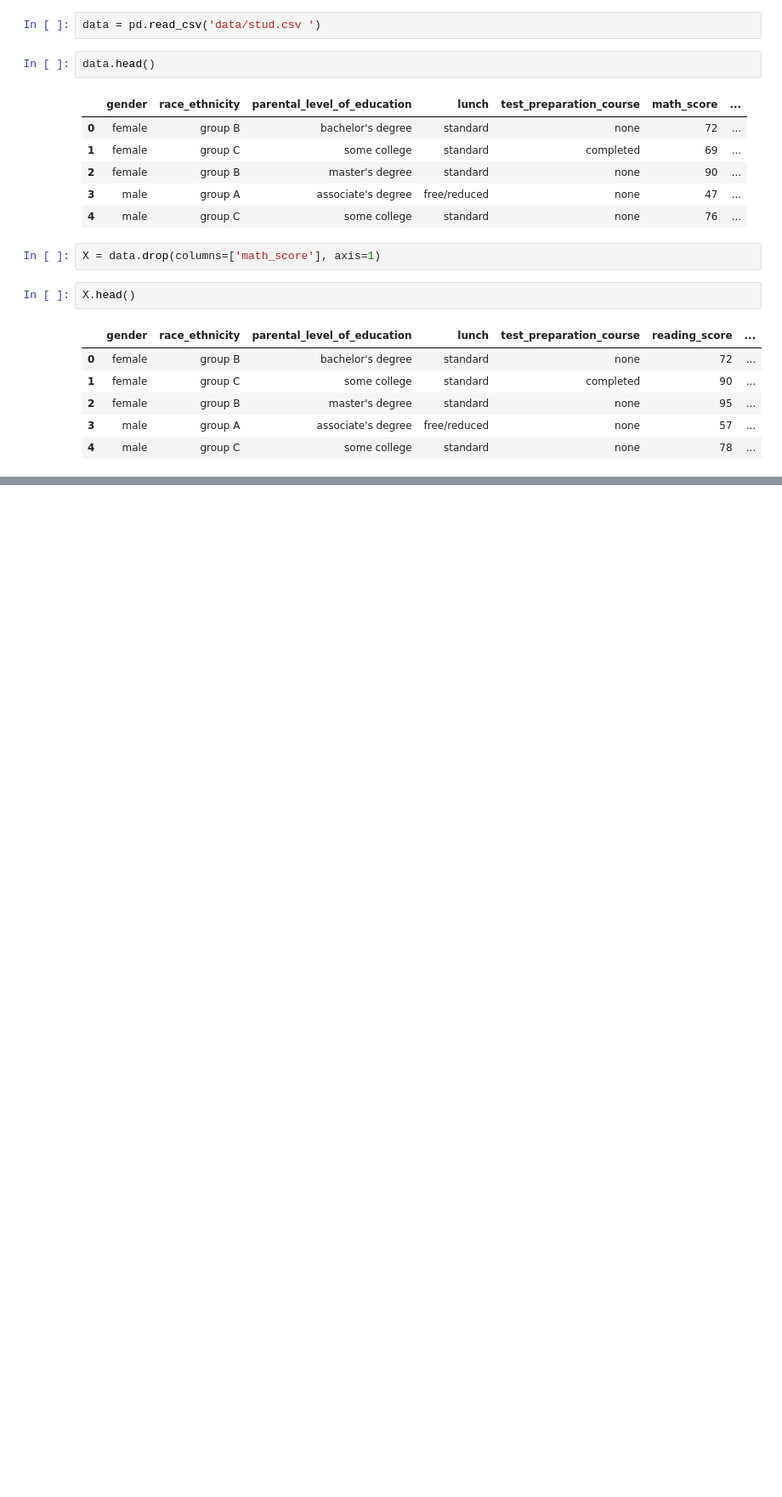
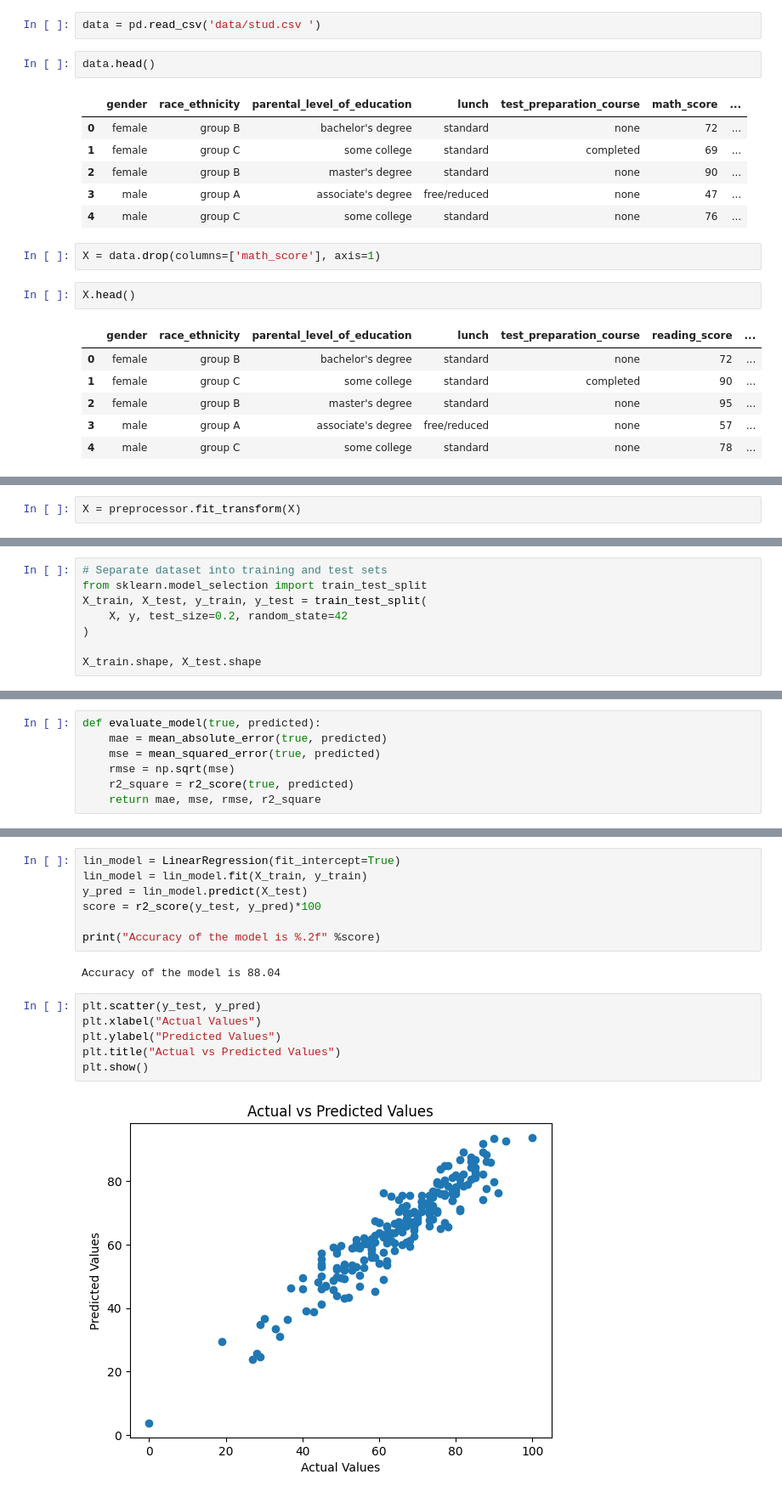
Before and after one commit to RICHARD-OBENG/mlproject_1, a Jupyter notebook: notebook/MODEL_TRAINING.ipynb, the cells around one changed output, grey strips where cells are left out. Shown: that part at 85% size. Cells and saved outputs as stored; diff of their text form; blank space fills up the shorter version.

```diff
--- a/notebook/MODEL_TRAINING.ipynb
+++ b/notebook/MODEL_TRAINING.ipynb
@@ -43,0 +96,2 @@ X.head()
+# %%
+X = preprocessor.fit_transform(X)
@@ -43,0 +102,8 @@ X.head()
+# %%
+# Separate dataset into training and test sets
+from sklearn.model_selection import train_test_split
+X_train, X_test, y_train, y_test = train_test_split(
+    X, y, test_size=0.2, random_state=42
+)
+
+X_train.shape, X_test.shape
@@ -43,0 +112,7 @@ X.head()
+# %%
+def evaluate_model(true, predicted):
+    mae = mean_absolute_error(true, predicted)
+    mse = mean_squared_error(true, predicted)
+    rmse = np.sqrt(mse)
+    r2_square = r2_score(true, predicted)
+    return mae, mse, rmse, r2_square
@@ -43,0 +198,17 @@ X.head()
+# %%
+lin_model = LinearRegression(fit_intercept=True)
+lin_model = lin_model.fit(X_train, y_train)
+y_pred = lin_model.predict(X_test)
+score = r2_score(y_test, y_pred)*100
+
+print("Accuracy of the model is %.2f" %score)
+# %% [output]
+Accuracy of the model is 88.04
+# %%
+plt.scatter(y_test, y_pred)
+plt.xlabel("Actual Values")
+plt.ylabel("Predicted Values")
+plt.title("Actual vs Predicted Values")
+plt.show()
+# %% [output]
+[figure, added]
```
Also changed, not shown: parts of 10 cells of this notebook, 5 other files.
